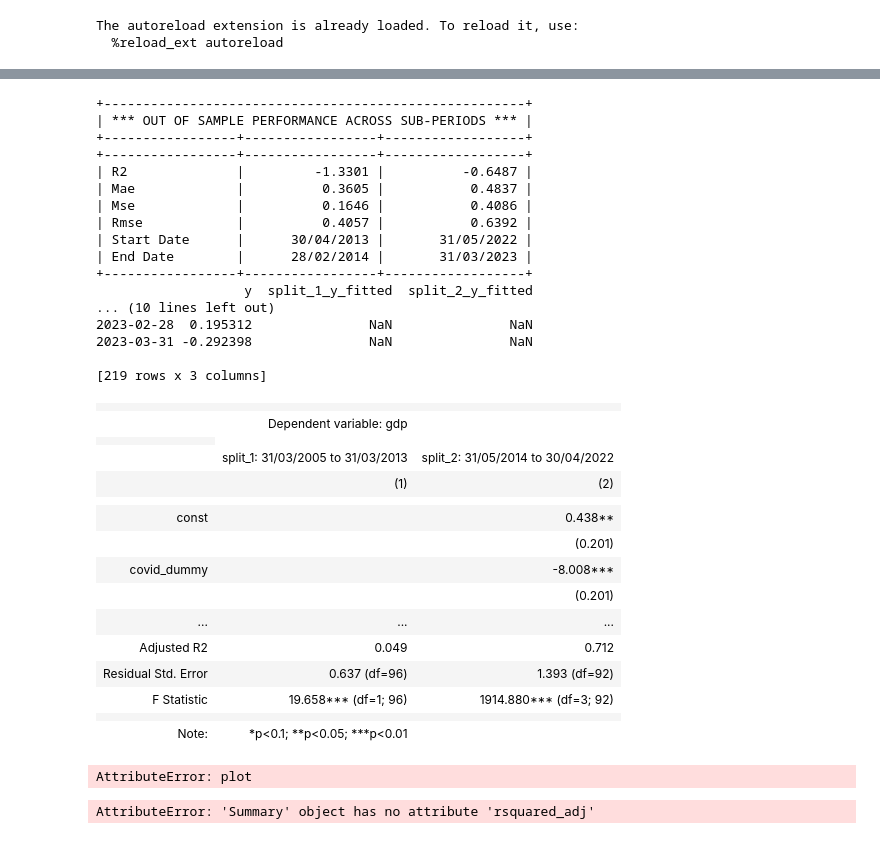
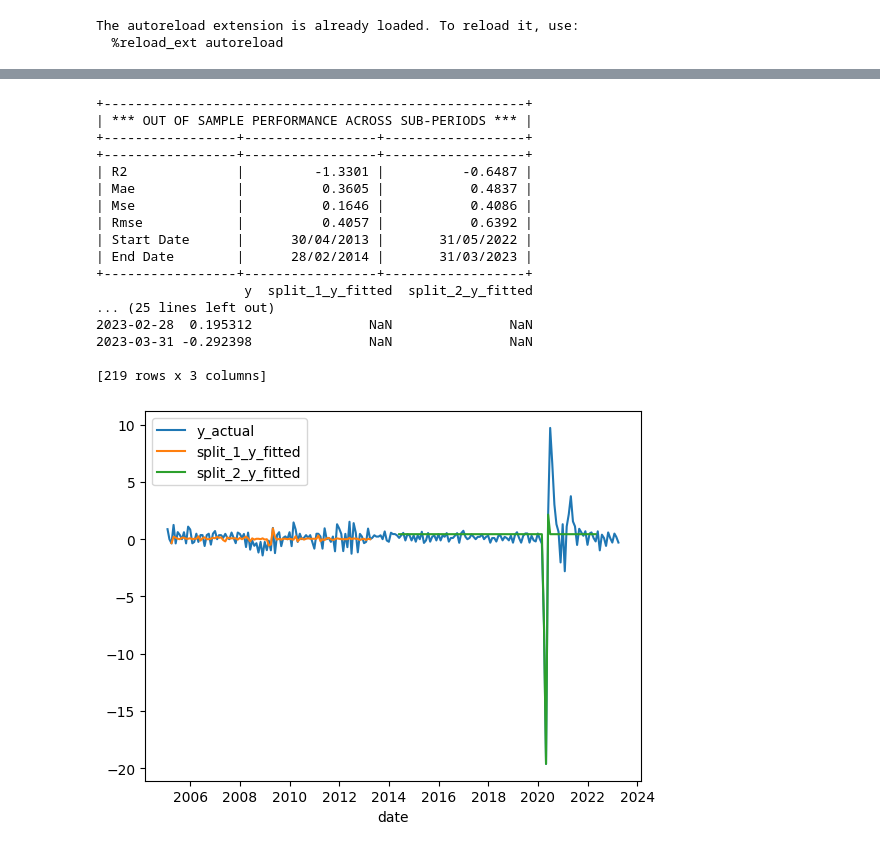
Before and after one commit to martinlyngerasmussen/auto_regressor, a Jupyter notebook: Code test.ipynb, the cells around one changed output, grey strips where cells are left out. Drawn from its saved outputs; the diff is of its cells as text; code cells hidden in the pictures.

```diff
--- a/Code test.ipynb
+++ b/Code test.ipynb
@@ -23,6 +25,7 @@ df = regression_OLS(file_location = "uk_data.csv", splits = 2, lags = 2, train_s
 print(df[0])
 print(df[1])
 df[2]
+print(df[3])
 # %% [output]
 +------------------------------------------------------+
 | *** OUT OF SAMPLE PERFORMANCE ACROSS SUB-PERIODS *** |
@@ -36,33 +39,13 @@ df[2]
 | End Date        |      28/02/2014 |       31/03/2023 |
 +-----------------+-----------------+------------------+
                    y  split_1_y_fitted  split_2_y_fitted
-... (10 lines left out)
+... (25 lines left out)
 2023-02-28  0.195312               NaN               NaN
 2023-03-31 -0.292398               NaN               NaN
 
 [219 rows x 3 columns]
-|  |  |  |
-|  | Dependent variable: gdp |  |
-|  |
-|  | split_1: 31/03/2005 to 31/03/2013 | split_2: 31/05/2014 to 30/04/2022 |
-|  | (1) | (2) |
-|  |  |  |
-| const |  | 0.438** |
-|  |  | (0.201) |
-| covid_dummy |  | -8.008*** |
-|  |  | (0.201) |
-| ... | ... | ... |
-| Adjusted R2 | 0.049 | 0.712 |
-| Residual Std. Error | 0.637 (df=96) | 1.393 (df=92) |
-| F Statistic | 19.658*** (df=1; 96) | 1914.880*** (df=3; 92) |
-|  |  |  |
-| Note: | *p<0.1; **p<0.05; ***p<0.01 |  |
-# %%
-max(y_test.index)
-df3.plot()
-# %% [output]
-AttributeError: plot
-# %%
-df = create_summary_table(file_location = "uk_data.csv", splits = 1, lags = 2, train_share = 0.9, p_cutoff = 0.05)
-# %% [output]
-AttributeError: 'Summary' object has no attribute 'rsquared_adj'
+# %%
+
+df[3].plot();
+# %% [output]
+[figure, added]
```
Also changed, not shown: parts of 1 cell of this notebook, 1 other file.
